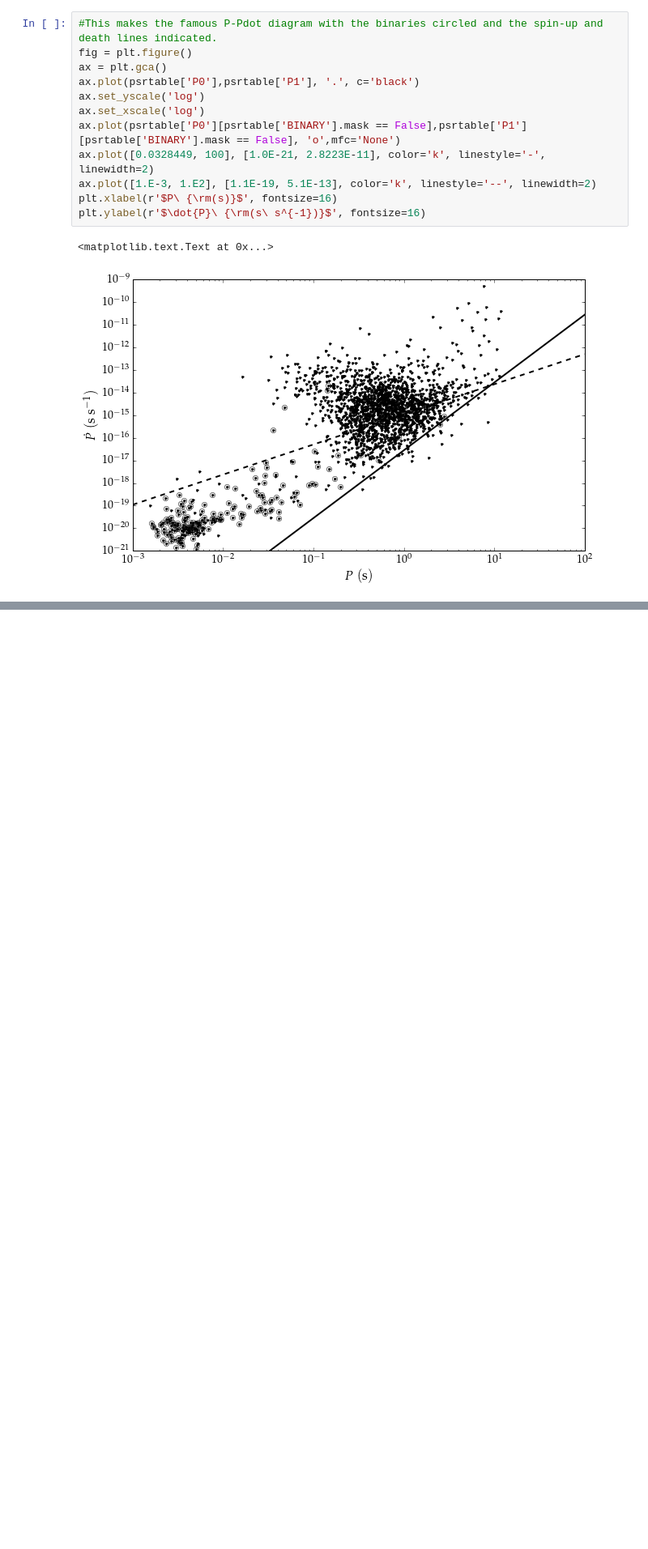
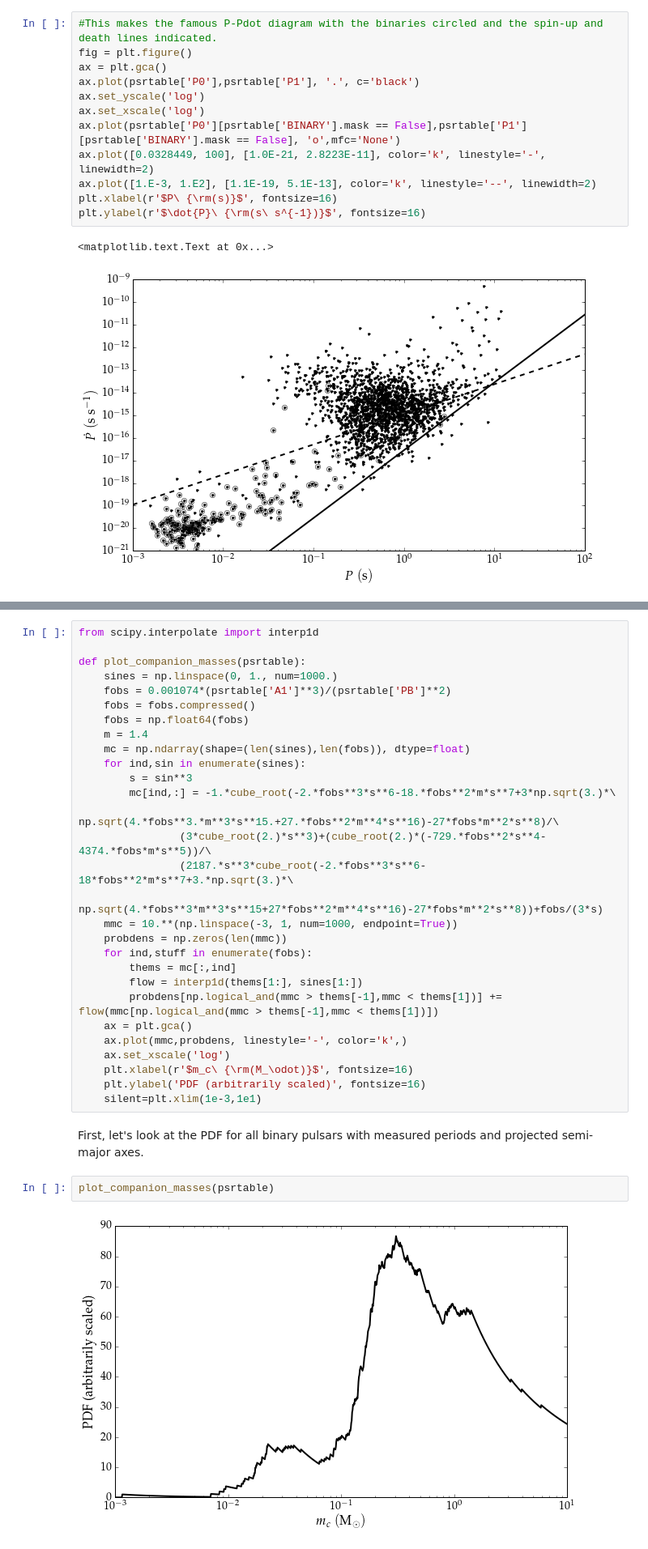
Before and after one commit to astrophysically/ATNF-Pulsar-Cat, a Jupyter notebook: ATNF.ipynb, the cells around one changed output, grey strips where cells are left out. Shown at 81% size. Saved outputs shown, nothing was run; the diff lists cells and outputs as text; blank space fills up the shorter version.

Commit message:
Adding a companion mass PDF plot
A short little project that plots the PDF of companion masses.

```diff
--- a/ATNF.ipynb
+++ b/ATNF.ipynb
@@ -244,0 +274,35 @@ plt.ylabel(r'$\dot{P}\ {\rm(s\ s^{-1})}$', fontsize=16)
+# %%
+from scipy.interpolate import interp1d
+
+def plot_companion_masses(psrtable):
+    sines = np.linspace(0, 1., num=1000.)
+    fobs = 0.001074*(psrtable['A1']**3)/(psrtable['PB']**2)
+    fobs = fobs.compressed()
+    fobs = np.float64(fobs)
+    m = 1.4
+    mc = np.ndarray(shape=(len(sines),len(fobs)), dtype=float)
+    for ind,sin in enumerate(sines):
+        s = sin**3
+        mc[ind,:] = -1.*cube_root(-2.*fobs**3*s**6-18.*fobs**2*m*s**7+3*np.sqrt(3.)*\
+                np.sqrt(4.*fobs**3.*m**3*s**15.+27.*fobs**2*m**4*s**16)-27*fobs*m**2*s**8)/\
+                (3*cube_root(2.)*s**3)+(cube_root(2.)*(-729.*fobs**2*s**4-4374.*fobs*m*s**5))/\
+                (2187.*s**3*cube_root(-2.*fobs**3*s**6-18*fobs**2*m*s**7+3.*np.sqrt(3.)*\
+                np.sqrt(4.*fobs**3*m**3*s**15+27*fobs**2*m**4*s**16)-27*fobs*m**2*s**8))+fobs/(3*s)
+    mmc = 10.**(np.linspace(-3, 1, num=1000, endpoint=True))
+    probdens = np.zeros(len(mmc))
+    for ind,stuff in enumerate(fobs):
+        thems = mc[:,ind]
+        flow = interp1d(thems[1:], sines[1:])
+        probdens[np.logical_and(mmc > thems[-1],mmc < thems[1])] += flow(mmc[np.logical_and(mmc > thems[-1],mmc < thems[1])])
+    ax = plt.gca()
+    ax.plot(mmc,probdens, linestyle='-', color='k',)
+    ax.set_xscale('log')
+    plt.xlabel(r'$m_c\ {\rm(M_\odot)}$', fontsize=16)
+    plt.ylabel('PDF (arbitrarily scaled)', fontsize=16)
+    silent=plt.xlim(1e-3,1e1)
+# %% [markdown]
+First, let's look at the PDF for all binary pulsars with measured periods and projected semi-major axes.
+# %%
+plot_companion_masses(psrtable)
+# %% [output]
+[figure, added]
```
Also changed, not shown: parts of 7 cells of this notebook, 1 other file.
